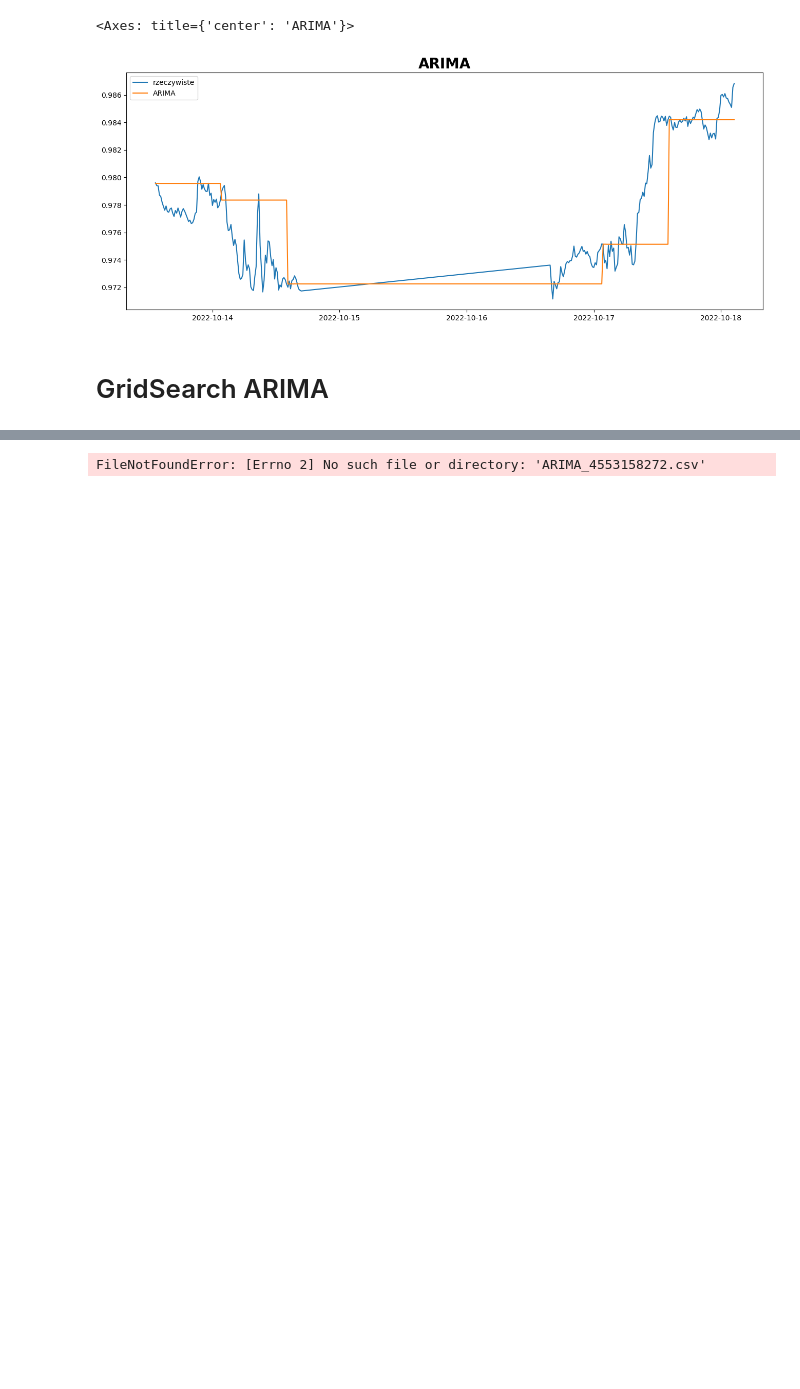
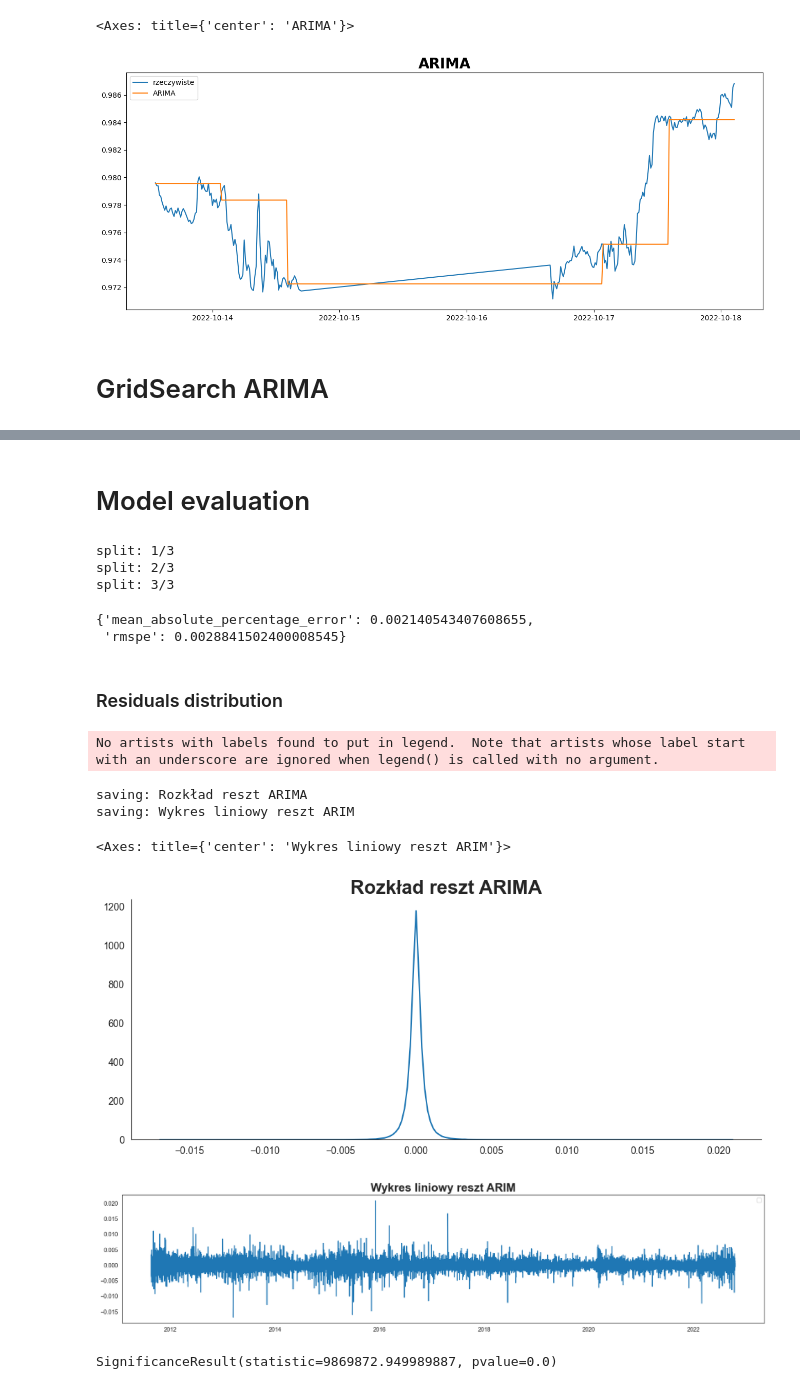
Before and after one commit to sebastiansukiennik01/ForexForecasting, a Jupyter notebook: chapter_3_4.ipynb, the cells around one changed output, grey strips where cells are left out. Saved outputs shown, nothing was run; the diff lists cells and outputs as text; code cells hidden in the pictures; blank space fills up the shorter version.

Commit message:
performed residuals analysis of selected ARIMA model

```diff
--- a/chapter_3_4.ipynb
+++ b/chapter_3_4.ipynb
@@ -117,8 +124,32 @@ split: 2/20
-# %%
-import os
-df = pd.DataFrame(index=[0])
-
-for f_path in os.listdir("gridSearchResults/"):
-    df = pd.concat([df, pd.read_csv(F"gridSearchResults/{f_path}", index_col=[0])], axis=0)
-# %% [output]
-FileNotFoundError: [Errno 2] No such file or directory: 'ARIMA_4553158272.csv'
+# %% [markdown]
+# Model evaluation
+# %%
+tscv = TSCV(dataset=data,
+            n_splits=3,
+            test_size=5)
+tscv.run(ARIMA(), p=2, d=1, q=4)
+# %% [output]
+split: 1/3
+split: 2/3
+split: 3/3
+{'mean_absolute_percentage_error': 0.002140543407608655,
+ 'rmspe': 0.0028841502400008545}
+# %%
+resid = tscv.model.model_fit.resid[1:]
+# %% [markdown]
+### Residuals distribution
+# %%
+DistPlot().plot(resid, title="Rozkład reszt ARIMA")
+LinearPlot(w=20).plot(tscv.dataset.train.index[1:], resid, title="Wykres liniowy reszt ARIM")
+# %% [output]
+No artists with labels found to put in legend.  Note that artists whose label start with an underscore are ignored when legend() is called with no argument.
+saving: Rozkład reszt ARIMA
+saving: Wykres liniowy reszt ARIM
+<Axes: title={'center': 'Wykres liniowy reszt ARIM'}>
+[figure, added]
+[figure, added]
+# %%
+
+jarque_bera(resid)
+# %% [output]
+SignificanceResult(statistic=9869872.949989887, pvalue=0.0)
```
Also changed, not shown: parts of 17 cells of this notebook, 1 other file.
